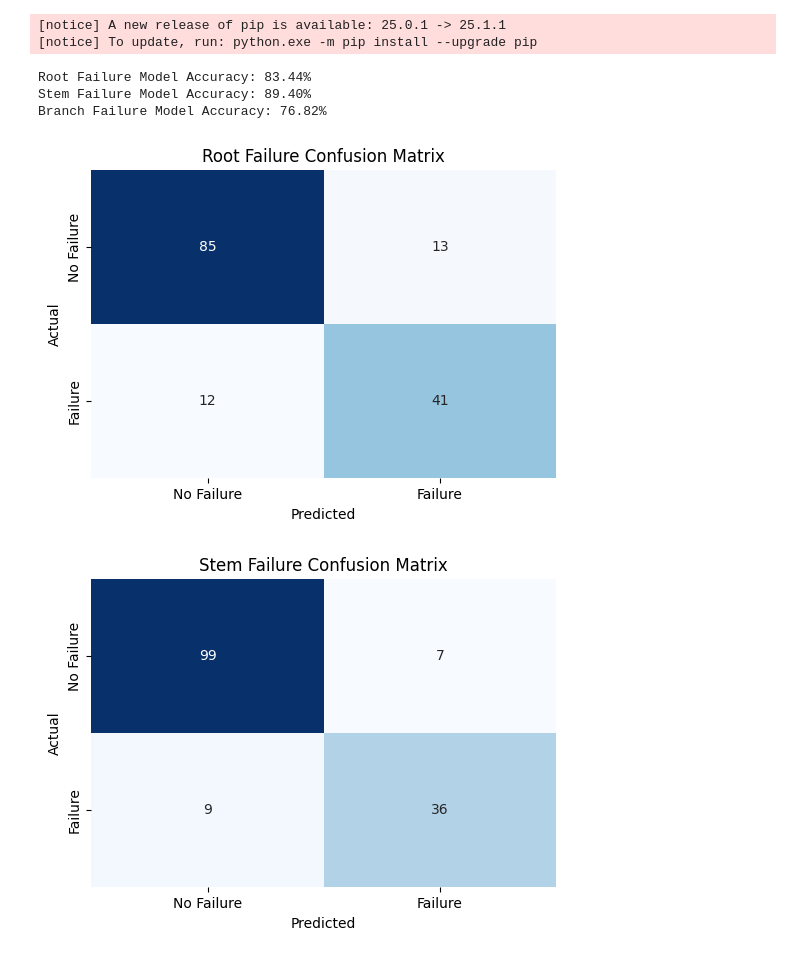
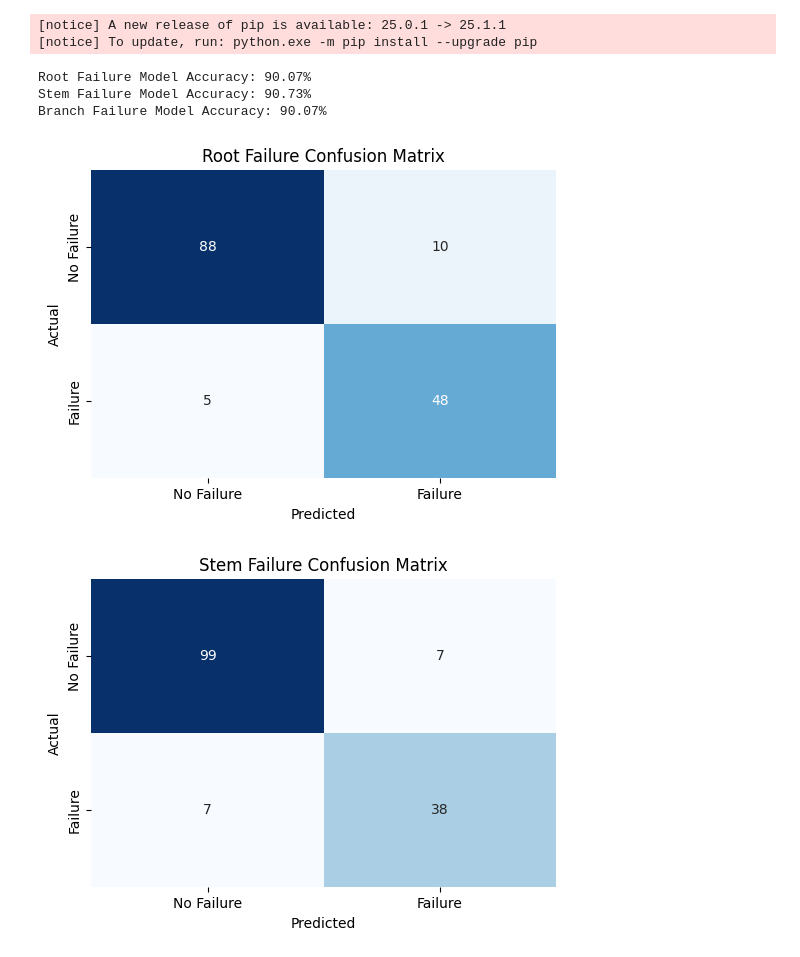
Before and after one commit to roshan-mahesh/Tree-Failure-Analysis, a Jupyter notebook: decision_tree/main.ipynb, the cells around one changed output. Drawn from its saved outputs; the diff is of its cells as text; code cells hidden in the pictures.

```diff
--- a/decision_tree/main.ipynb
+++ b/decision_tree/main.ipynb
@@ -96,45 +96,48 @@ import matplotlib.pyplot as plt
 
 X = df.drop(columns=["Failed Part_BranchFailure", "Failed Part_RootFailure", "Failed Part_StemFailure"])
 
-def train_decision_tree_model(X, y, max_depth=None):
+models = []
+
+def train_decision_tree_model(X, y, max_depth):
     X_train, X_test, y_train, y_test = train_test_split(X, y, test_size=0.3, random_state=42)
 
-    model = DecisionTreeClassifier(max_depth=max_depth, random_state=42)
+    model = DecisionTreeClassifier(max_depth=max_depth, random_state=43, criterion="entropy")
+    models.append(model)
     model.fit(X_train, y_train)
 
     y_pred = model.predict(X_test)
 
     accuracy = accuracy_score(y_test, y_pred)
     return accuracy, y_pred, y_test
 
 y_root = df['Failed Part_RootFailure']
-accuracy_root, y_pred_root, y_test_root = train_decision_tree_model(X, y_root)
+accuracy_root, y_pred_root, y_test_root = train_decision_tree_model(X, y_root, 5)
 
 y_stem = df['Failed Part_StemFailure']
-accuracy_stem, y_pred_stem, y_test_stem = train_decision_tree_model(X, y_stem)
+accuracy_stem, y_pred_stem, y_test_stem = train_decision_tree_model(X, y_stem, 5)
 
 y_branch = df['Failed Part_BranchFailure']
-accuracy_branch, y_pred_branch, y_test_branch = train_decision_tree_model(X, y_branch)
+accuracy_branch, y_pred_branch, y_test_branch = train_decision_tree_model(X, y_branch, 4)
 
 print(f"Root Failure Model Accuracy: {accuracy_root * 100:.2f}%")
 print(f"Stem Failure Model Accuracy: {accuracy_stem * 100:.2f}%")
 print(f"Branch Failure Model Accuracy: {accuracy_branch * 100:.2f}%")
 
 def plot_confusion_matrix(cm, title="Confusion Matrix"):
     plt.figure(figsize=(6, 4))
     sns.heatmap(cm, annot=True, fmt="d", cmap="Blues", cbar=False,
                 xticklabels=["No Failure", "Failure"], yticklabels=["No Failure", "Failure"])
     plt.title(title)
     plt.xlabel("Predicted")
     plt.ylabel("Actual")
     plt.show()
 
 plot_confusion_matrix(confusion_matrix(y_test_root, y_pred_root), "Root Failure Confusion Matrix")
 plot_confusion_matrix(confusion_matrix(y_test_stem, y_pred_stem), "Stem Failure Confusion Matrix")
 plot_confusion_matrix(confusion_matrix(y_test_branch, y_pred_branch), "Branch Failure Confusion Matrix")
 # %% [output]
-Root Failure Model Accuracy: 83.44%
-Stem Failure Model Accuracy: 89.40%
-Branch Failure Model Accuracy: 76.82%
+Root Failure Model Accuracy: 90.07%
+Stem Failure Model Accuracy: 90.73%
+Branch Failure Model Accuracy: 90.07%
-[figure, old version]
+[figure, new version]
 [figure]
```
Also changed, not shown: parts of 2 cells of this notebook, 14 other files.
